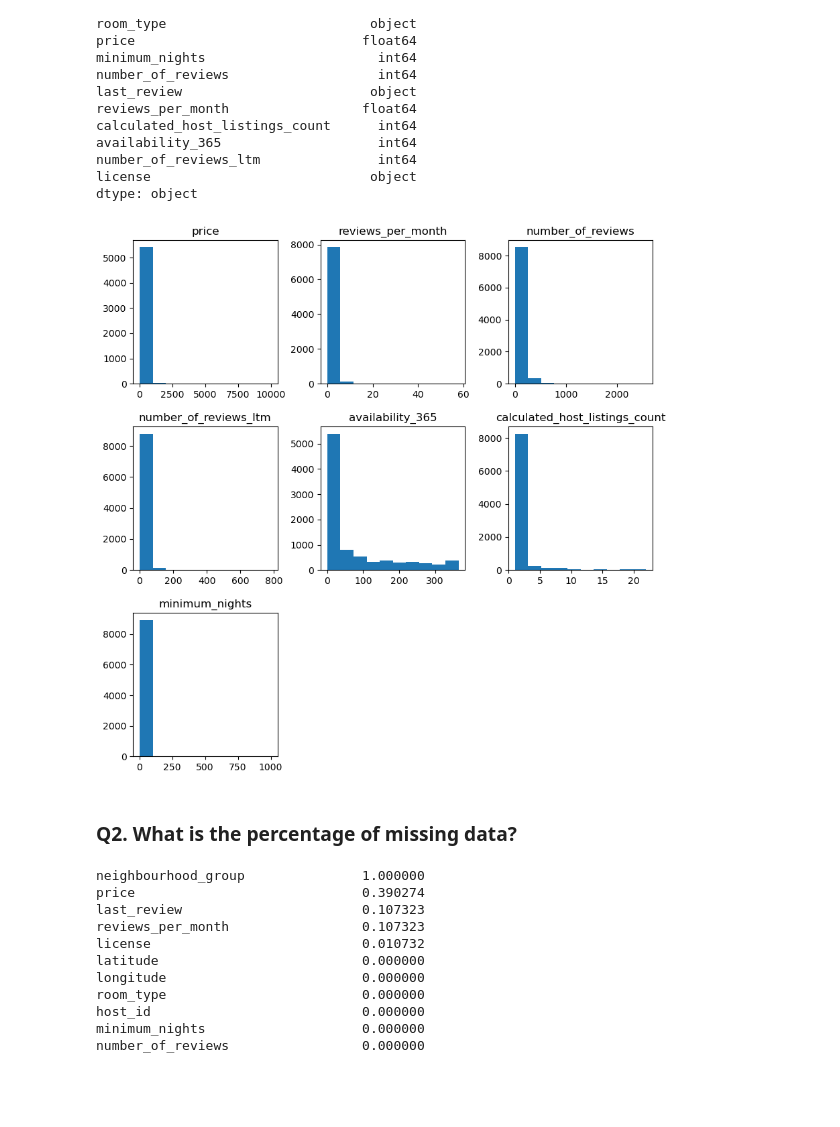
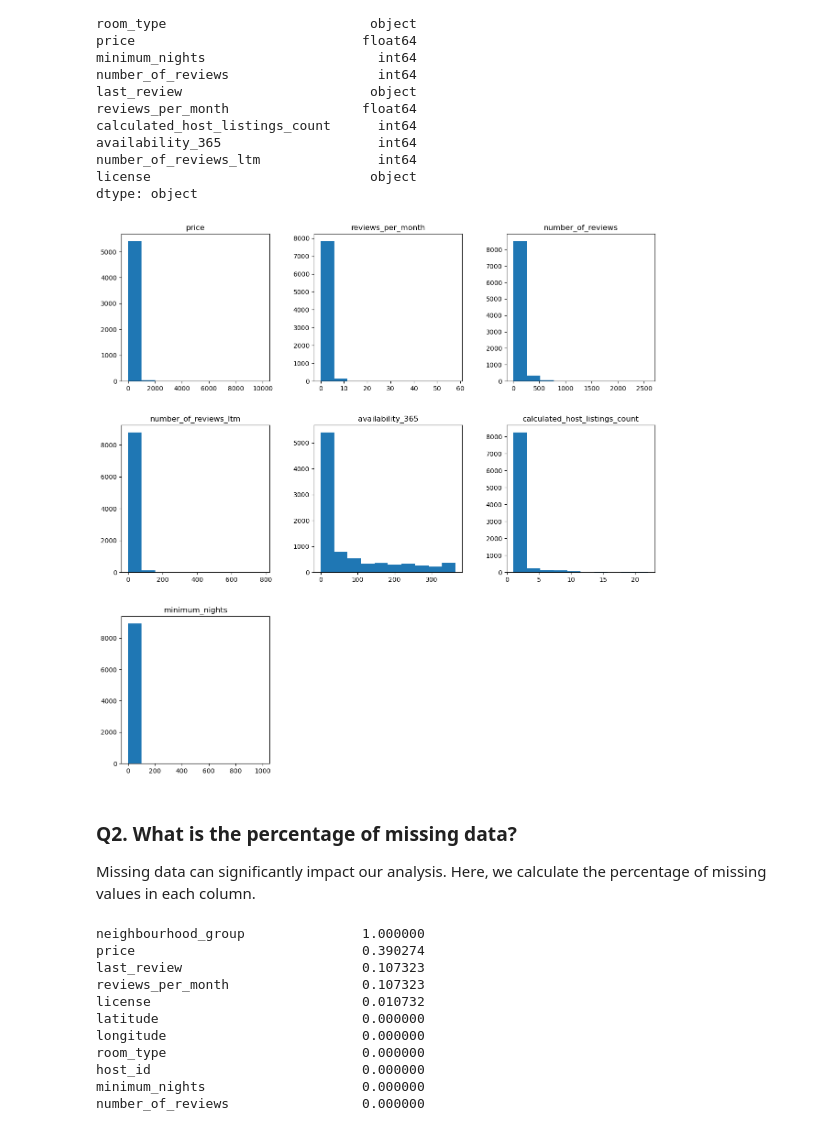
Before and after one commit to pedrohfm/dsnp, a Jupyter notebook: analise-dados-e-pandas/pedrohfm-airbnb-data-analysis-2024.ipynb, the cells around one changed output. Saved outputs shown, nothing was run; the diff lists cells and outputs as text; code cells hidden in the pictures; blank space fills up the shorter version.

```diff
--- a/analise-dados-e-pandas/pedrohfm-airbnb-data-analysis-2024.ipynb
+++ b/analise-dados-e-pandas/pedrohfm-airbnb-data-analysis-2024.ipynb
@@ -107,11 +119,16 @@ number_of_reviews_ltm               int64
 license                            object
 dtype: object
 # %%
-df.hist(column=['price','reviews_per_month','number_of_reviews','number_of_reviews_ltm','availability_365','calculated_host_listings_count','minimum_nights'], bins=10, figsize=(10,10), grid=False);
+df.hist(column=['price','reviews_per_month','number_of_reviews','number_of_reviews_ltm','availability_365','calculated_host_listings_count','minimum_nights'],
+        bins=10,
+        figsize=(15,15),
+        grid=False);
 # %% [output]
-[figure, old version]
+[figure, new version]
 # %% [markdown]
 ### **Q2. What is the percentage of missing data?**
+
+Missing data can significantly impact our analysis. Here, we calculate the percentage of missing values in each column.
 # %%
 # ordering the amount of missing values in the dataset per column
 df.isnull().sum().sort_values(ascending=False)/df.shape[0]
```
Also changed, not shown: parts of 25 cells of this notebook, 1 other file.
